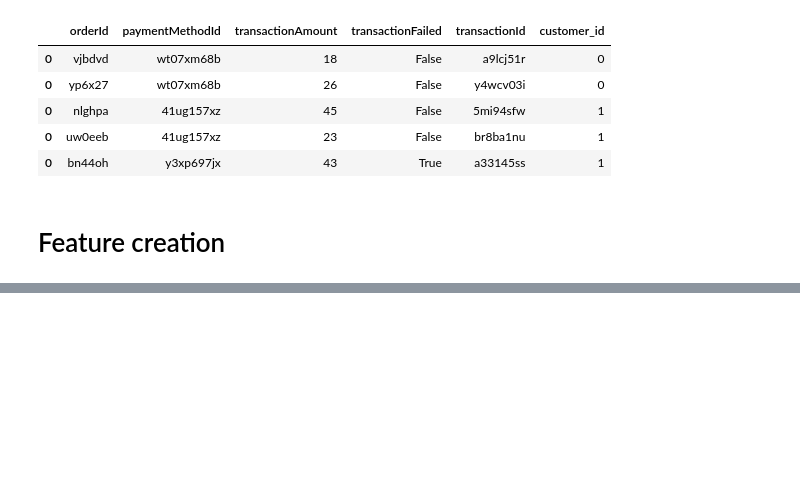
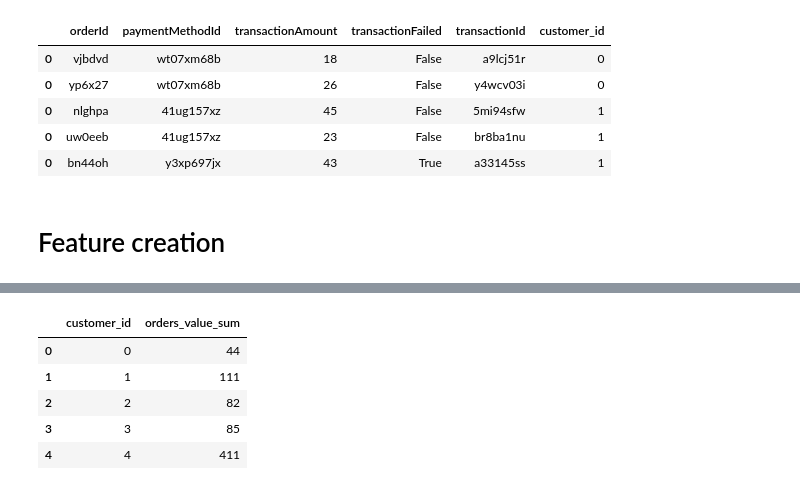
Before and after one commit to azawalich/unravelin-code-test-data-science, a Jupyter notebook: zadanie.ipynb, the cells around one changed output, grey strips where cells are left out. Saved outputs shown, nothing was run; the diff lists cells and outputs as text; code cells hidden in the pictures; blank space fills up the shorter version.

```diff
--- a/zadanie.ipynb
+++ b/zadanie.ipynb
@@ -75,0 +86,10 @@ transactions_df.head()
+# %%
+orders_value_sum = orders_df.groupby(['customer_id'])['orderAmount'].sum().reset_index().rename(columns={'orderAmount': 'orders_value_sum'})
+orders_value_sum.head()
+# %% [output]
+|  | customer_id | orders_value_sum |
+| 0 | 0 | 44 |
+| 1 | 1 | 111 |
+| 2 | 2 | 82 |
+| 3 | 3 | 85 |
+| 4 | 4 | 411 |
```
Also changed, not shown: parts of 10 cells of this notebook.
